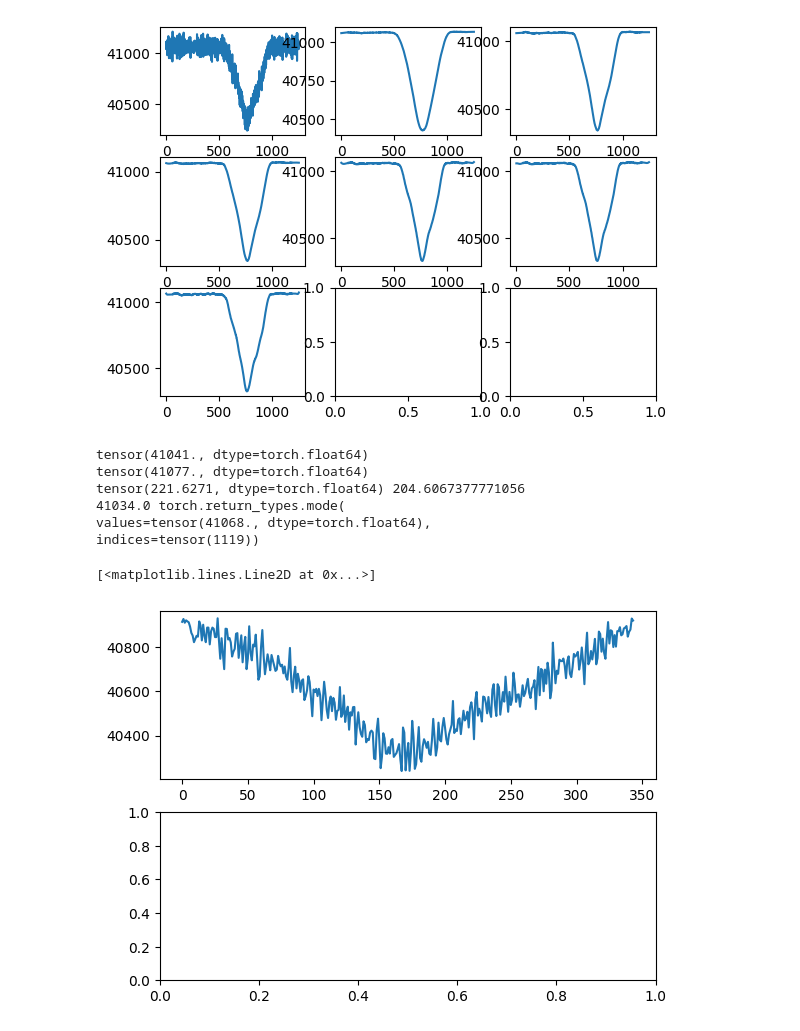
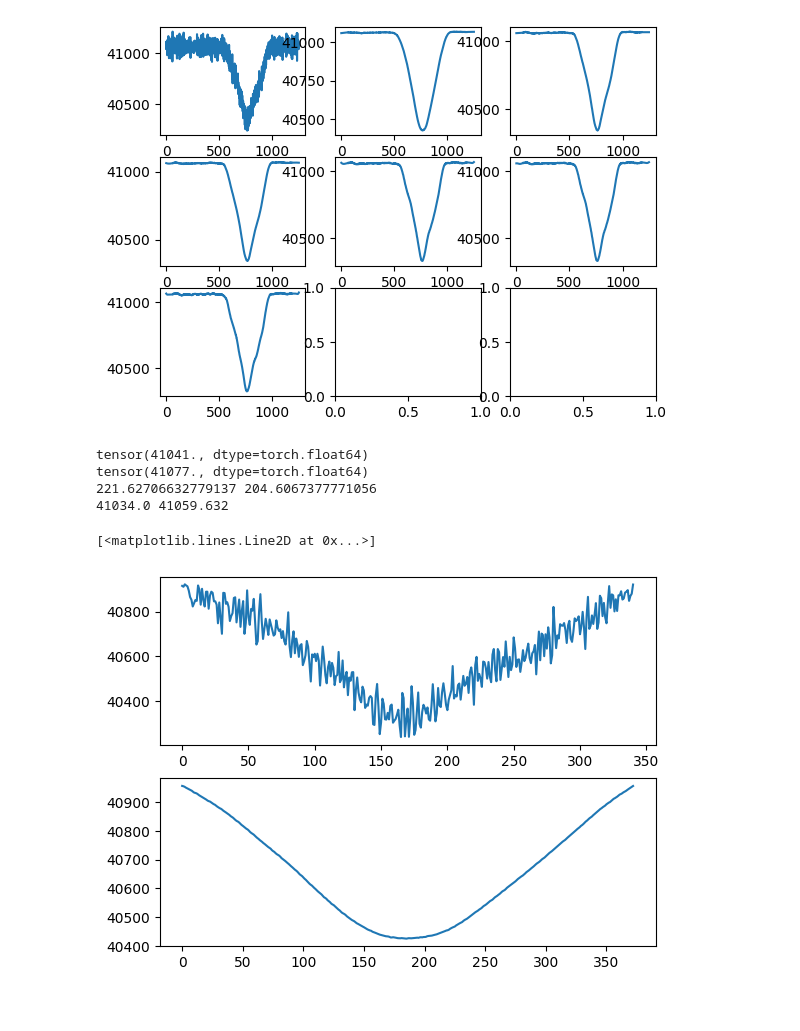
Before and after one commit to michael-miftek/testing, a Jupyter notebook: processingtesting.ipynb, the cells around one changed output. Saved outputs shown, nothing was run; the diff lists cells and outputs as text; code cells hidden in the pictures.

```diff
--- a/processingtesting.ipynb
+++ b/processingtesting.ipynb
@@ -803,24 +803,22 @@ axs[2,0].plot(new7)
 # %%
 print(new1[0])
 print(new1[5])
-a = torch.std(new1)
+a = torch.std(new1).item()
 b = torch.std(new2).item()
 c = torch.median(new1).item()
 d = torch.median(new2).item()
 print(a,b)
 print(c,d)
-f = new1[(new1 < (c - (0.5*b)))]
-f = new12[(new2 < (c - (0.5*b)))]
+f = new1[(new1 < (c - (0.5*a)))]
+e = new2[(new2 < (d - (0.5*b)))]
 
 fig, axs = plt.subplots(2)
 axs[0].plot(f)
-axs[1].plot(f)
+axs[1].plot(e)
 # %% [output]
 tensor(41041., dtype=torch.float64)
 tensor(41077., dtype=torch.float64)
-tensor(221.6271, dtype=torch.float64) 204.6067377771056
-41034.0 torch.return_types.mode(
-values=tensor(41068., dtype=torch.float64),
-indices=tensor(1119))
+221.62706632779137 204.6067377771056
+41034.0 41059.632
 [<matplotlib.lines.Line2D at 0x...>]
-[figure, old version]
+[figure, new version]
```
